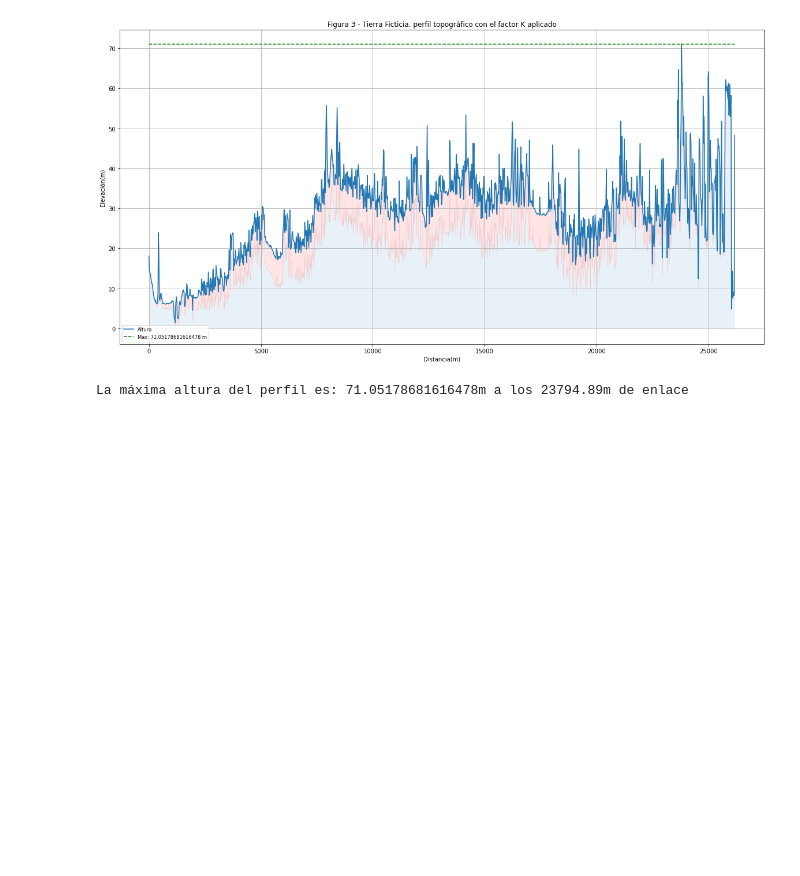
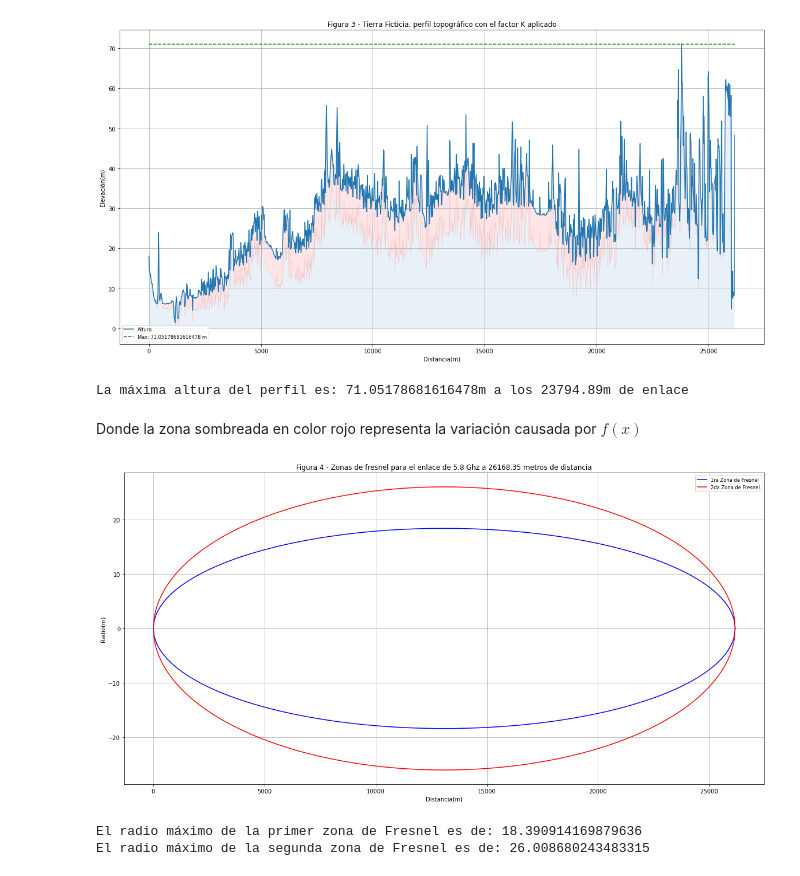
Before and after one commit to carlosmgc2003/calculo_enlace, a Jupyter notebook: tp_calculo_enlace.ipynb, the cells around one changed output. Drawn from its saved outputs; the diff is of its cells as text; code cells hidden in the pictures; blank space fills up the shorter version.

Commit message:
Calculada y graficada las zonas de Fresnel

```diff
--- a/tp_calculo_enlace.ipynb
+++ b/tp_calculo_enlace.ipynb
@@ -162,3 +162,31 @@ print("La máxima altura del perfil es: {}m a los {}m de enlace ".format(maxima_
 # %% [output]
 [figure]
 La máxima altura del perfil es: 71.05178681616478m a los 23794.89m de enlace
+# %% [markdown]
+Donde la zona sombreada en color rojo representa la variación causada por $f(x)$
+# %%
+distancias = np.array(datos['PROGRESIVA'])
+distancias_rev = np.array(datos['PROGRESIVA'].sort_values(ascending=False))
+distancia_total = distancias_rev[0]
+longitud_onda = 0.0517
+primera_zf_sup = np.array(np.sqrt((distancias * distancias_rev * longitud_onda)/distancia_total))
+primera_zf_inf = (primera_zf_sup * -1)
+segunda_zf_sup = primera_zf_sup * (2 ** 0.5)
+segunda_zf_inf = primera_zf_inf * (2 ** 0.5)
+fig = plt.figure(figsize=(20,10))
+plt.plot(distancias, primera_zf_sup, color='blue', label='1ra Zona de Fresnel')
+plt.plot(distancias, primera_zf_inf, color='blue')
+plt.plot(distancias, segunda_zf_sup, color='red', label='2da Zona de Fresnel')
+plt.plot(distancias, segunda_zf_inf, color='red')
+plt.xlabel("Distancia(m)")
+plt.ylabel("Radio(m)")
+plt.title(f'Figura 4 - Zonas de fresnel para el enlace de 5.8 Ghz a {distancia_total} metros de distancia')
+plt.grid()
+plt.legend(fontsize='small')
+plt.show()
+print(f'El radio máximo de la primer zona de Fresnel es de: {primera_zf_sup.max()}')
+print(f'El radio máximo de la segunda zona de Fresnel es de: {segunda_zf_sup.max()}')
+# %% [output]
+[figure, added]
+El radio máximo de la primer zona de Fresnel es de: 18.390914169879636
+El radio máximo de la segunda zona de Fresnel es de: 26.008680243483315
```
